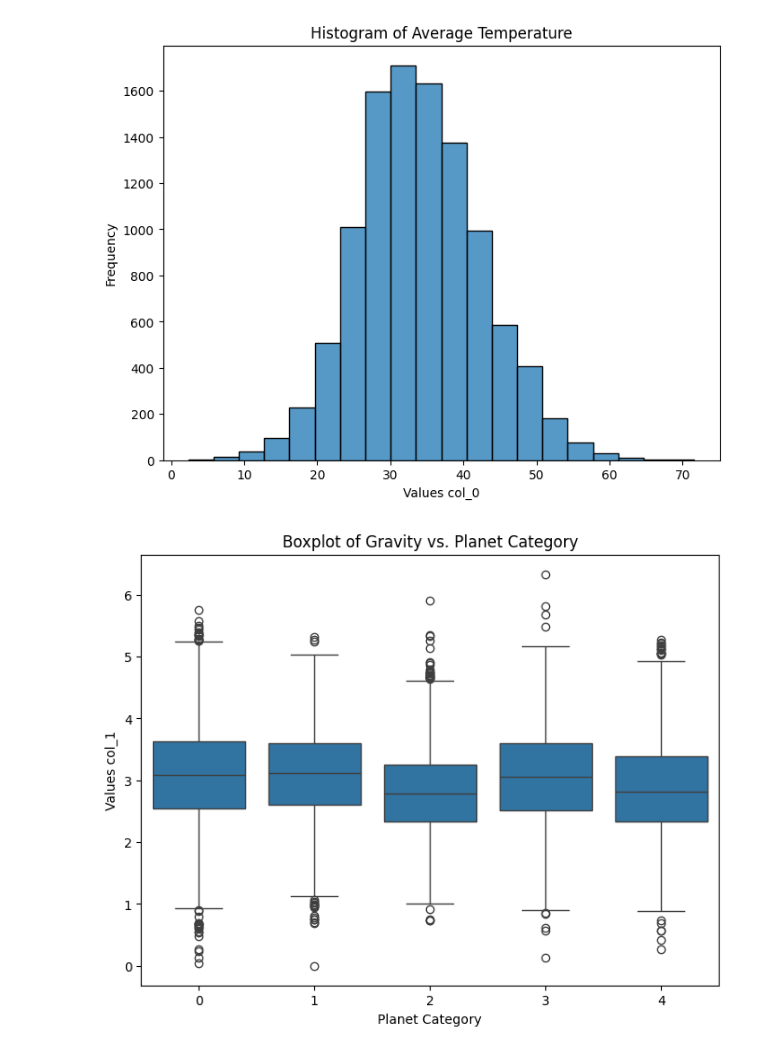
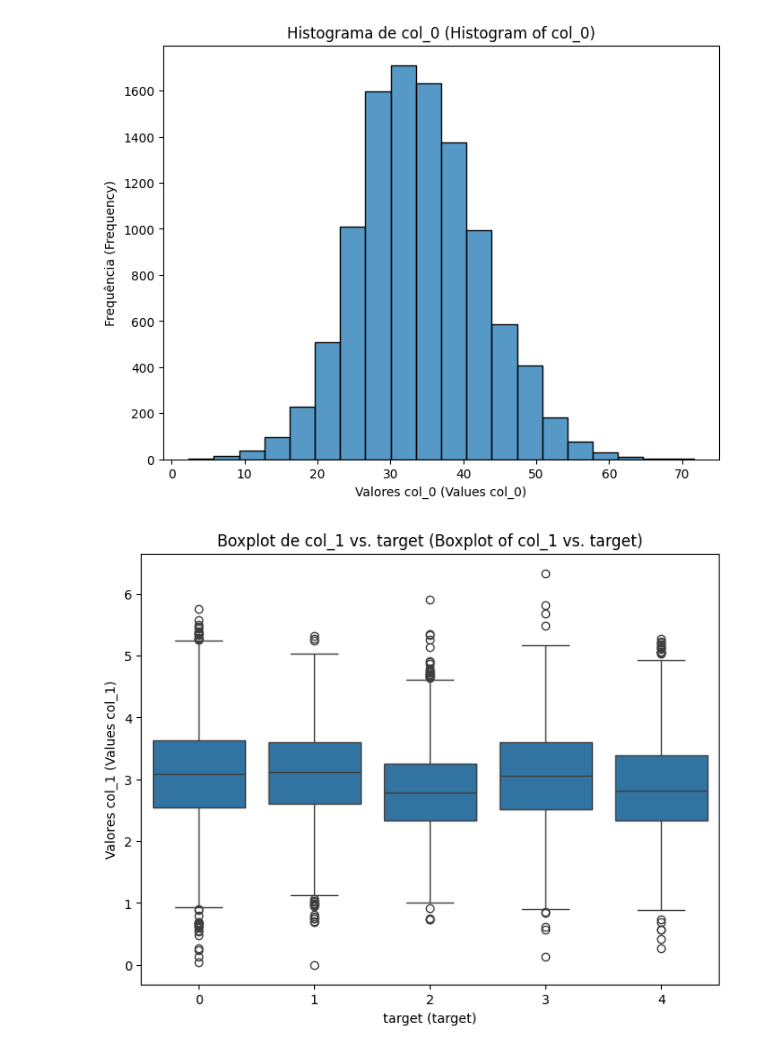
Before and after one commit to Cavera360JM/ONIA, a Jupyter notebook: ONIA.ipynb, the cells around one changed output. Drawn from its saved outputs; the diff is of its cells as text; code cells hidden in the pictures.

```diff
--- a/ONIA.ipynb
+++ b/ONIA.ipynb
@@ -21,7 +21,7 @@ X_test = test_data[features]
 # 3. Análise Exploratória de Dados (EDA) (Exploratory Data Analysis)
 
 # 3.1. Estatísticas Descritivas (Descriptive Statistics)
-print("Descriptive Statistics:")
+print("Estatísticas Descritivas (Descriptive Statistics):")
 print(train_data.describe())
 
 # 3.2. Visualizações (Visualizations)
@@ -29,9 +29,9 @@ print(train_data.describe())
 # Exemplo: Histograma da coluna 'col_0' (Example: Histogram of column 'col_0')
 plt.figure(figsize=(8, 6))
 sns.histplot(train_data["col_0"], bins=20)
-plt.title("Histogram of Average Temperature")
-plt.xlabel("Values col_0") # Adicionado rótulo do eixo X
-plt.ylabel("Frequency") # Adicionado rótulo do eixo Y
+plt.title("Histograma de col_0 (Histogram of col_0)")
+plt.xlabel("Valores col_0 (Values col_0)")
+plt.ylabel("Frequência (Frequency)")
 plt.show()
 
 # Explicação do Histograma:
@@ -47,9 +47,9 @@ plt.show()
 # Exemplo: Boxplot da relação entre 'col_1' e 'target' (Example: Boxplot of the relationship between 'col_1' and 'target')
 plt.figure(figsize=(8, 6))
 sns.boxplot(x="target", y="col_1", data=train_data)
-plt.title("Boxplot of Gravity vs. Planet Category")
-plt.xlabel("Planet Category") # Adicionado rótulo do eixo X
-plt.ylabel("Values col_1") # Adicionado rótulo do eixo Y
+plt.title("Boxplot de col_1 vs. target (Boxplot of col_1 vs. target)")
+plt.xlabel("target (target)")
+plt.ylabel("Valores col_1 (Values col_1)")
 plt.show()
 
 # Explicação do Boxplot:
@@ -74,28 +74,37 @@ grid_search = GridSearchCV(DecisionTreeClassifier(random_state=42), param_grid,
 grid_search.fit(X_train, y_train)
 
 best_model = grid_search.best_estimator_
-print(f"Best hyperparameters: {grid_search.best_params_}")
+print(f"Melhores hiperparâmetros (Best hyperparameters): {grid_search.best_params_}")
 
 # 5. Avaliação do Modelo com Validação Cruzada (usando F1-score) (Model Evaluation with Cross-Validation using F1-score)
 scores = cross_val_score(best_model, X_train, y_train, cv=5, scoring="f1_macro")
-print(f"Average accuracy (F1-score): {scores.mean()}")
+print(f"Precisão média (F1-score) (Average accuracy (F1-score)): {scores.mean()}")
 
 # 6. Fazer previsões no conjunto de teste (Make predictions on the test set)
 predictions = best_model.predict(X_test)
 
 # 7. Criar o arquivo de envio (Create the submission file)
 submission = pd.DataFrame({"id": test_data["id"], "target": predictions})
+
+# 7.1 Adicionar uma linha extra (Add an extra row)
+nova_linha = {"id": -1, "target": 0}  # Substitua -1 e 0 pelos valores desejados (Replace -1 and 0 with desired values)
+submission = pd.concat([submission, pd.DataFrame([nova_linha])], ignore_index=True)
+
+# 7.2 Salvar o arquivo de envio (Save the submission file)
 submission.to_csv("submission.csv", index=False)
-print("Submission file 'submission.csv' created successfully!")
+print("Arquivo de envio 'submission.csv' criado com sucesso! (Submission file 'submission.csv' created successfully!)")
 
 # 8. Avaliação do modelo no conjunto de treino para o relatório (Evaluate the model on the training set for the report)
 f1 = f1_score(y_train, best_model.predict(X_train), average='macro')
-print(f"F1-score on training set: {f1}")
+print(f"F1-score no conjunto de treino (F1-score on training set): {f1}")
 
 # 9. Análise de Erros (opcional) (Error Analysis (optional))
 # Identificar instâncias classificadas incorretamente (Identify incorrectly classified instances)
 train_predictions = best_model.predict(X_train)
 errors = train_data[train_predictions != y_train]
-print("Incorrectly classified instances:")
+print("Instâncias classificadas incorretamente (Incorrectly classified instances):")
 print(errors)
+
+# 10. Verificar o número de linhas no submission.csv (Verify the number of rows in submission.csv)
+print(f"Arquivo de envio 'submission.csv' agora tem {len(pd.read_csv('submission.csv'))} linhas. (Submission file 'submission.csv' now has {len(pd.read_csv('submission.csv'))} rows.)")
 # %% [output]
@@ -103,18 +112,18 @@ Descriptive Statistics:
                  id         col_0         col_1         col_2         col_3  \
 count  10500.000000  10500.000000  10500.000000  10500.000000  10500.000000
 mean    7492.725048     34.041646      3.008547      2.270856     12.809551
 std     4347.394049      8.428862      0.789293      0.555685      2.809632
 min        0.000000      2.334047      0.000000      0.000000      2.291309
 25%     3706.250000     28.314237      2.473870      1.908040     10.929376
 50%     7500.000000     33.597613      2.995180      2.235584     12.876576
 75%    11293.250000     39.444095      3.548535      2.623687     14.686464
 max    14999.000000     71.608174      6.333788      4.697276     24.071470
 
               col_4         col_5         col_6         col_7         col_8  \
 ... (14 lines left out)
 25%        2.179768     14.119014     14.236178      3.109582      0.000000
 50%        2.673695     16.435618     16.899192      3.644901      1.000000
 75%        3.123824     18.977623     19.451122      4.270982      2.000000
 max        5.867231     30.195859     33.649799      6.749778      4.000000
-[figure, old version]
+[figure, new version]
-[figure, old version]
+[figure, new version]
```
Also changed, not shown: parts of 1 cell of this notebook.
